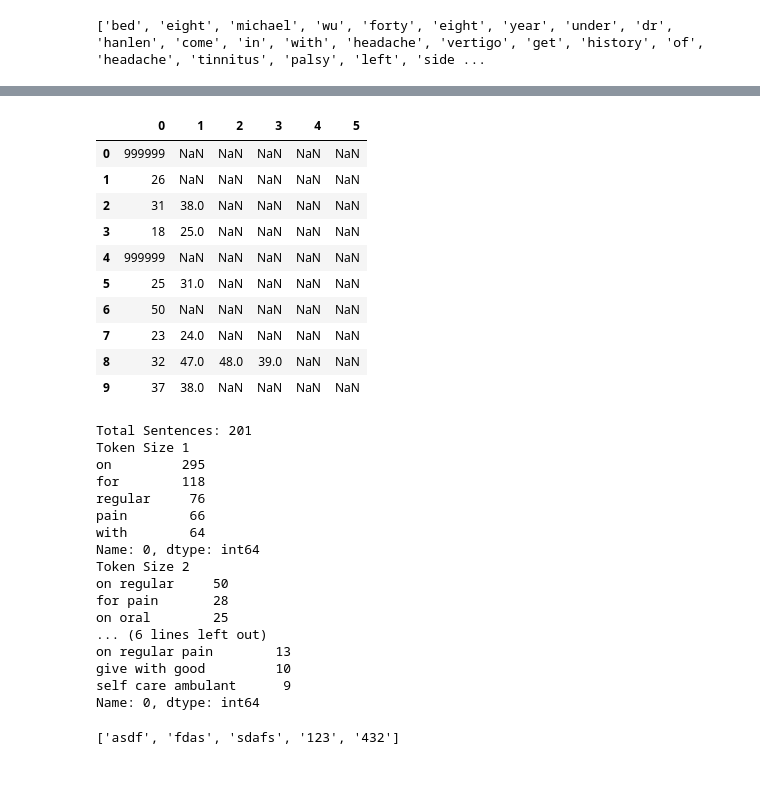
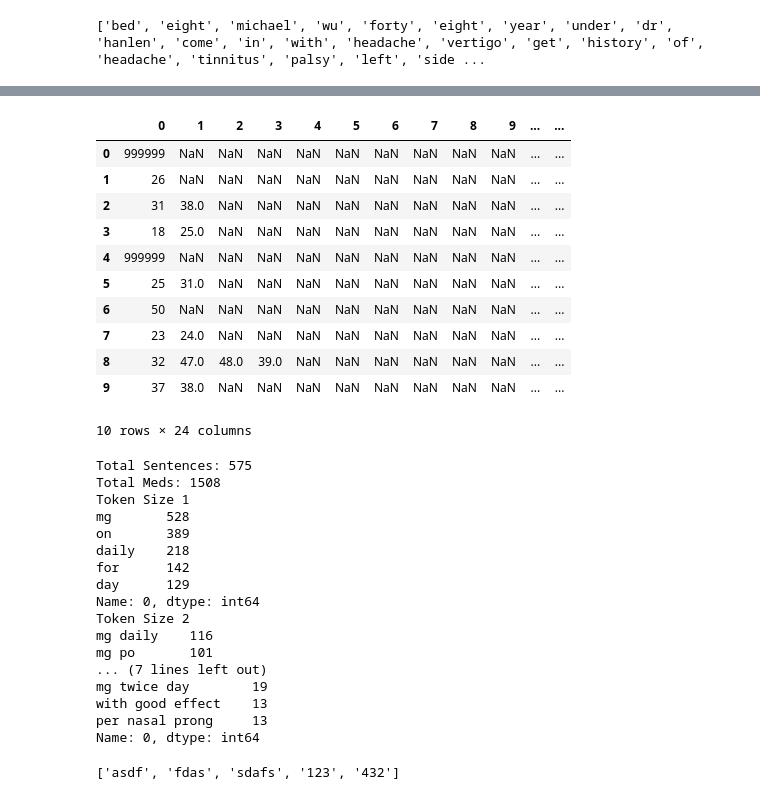
Before and after one commit to Uilregit/PullingMedicationInfoFromEMRFreeText, a Jupyter notebook: SentenceTokenization.ipynb, the cells around one changed output, grey strips where cells are left out. Saved outputs shown, nothing was run; the diff lists cells and outputs as text; code cells hidden in the pictures.

Commit message:
Pulled all labels and performed new neighbour counts
All labels are tokenized and stored in LabeledAll.csv, and new neighbourhood token counts were performed with all the data

```diff
--- a/SentenceTokenization.ipynb
+++ b/SentenceTokenization.ipynb
@@ -223,7 +223,7 @@ print (cleanedTokens[0])
 # %%
 printTokens = []
 for i in range(len(cleanedTokens)):
-    printTokens[i] = " ".join(cleanedTokens[i])
+    printTokens += [" ".join(cleanedTokens[i])]
 
 printDf = pd.DataFrame(printTokens)
 printDf.to_csv ("TokenizedAll.csv")
@@ -265,26 +247,32 @@ def checkIfLabelsInParagraph (labels, paragraph):
             output += [levenDist.index(min(levenDist))]
     return output
 # %%
-labels = pd.read_csv("Test1+2GroundTruth.csv", header = None)
+labels1 = pd.read_csv("Test1+2GroundTruth.csv", header = None)
+labels2 = pd.read_csv("Test3GroundTruth.csv", header = None)
+labels3 = pd.read_csv("mt_chart_labelled.csv", header = None)
+labels4 = pd.read_csv("mt_discharge_labelled.csv", header = None)
+
+labels = labels1.append(labels2).append(labels3).append(labels4)
 labels.columns = ["Id","Meds"]
 
 labels.head()
 labels = [[""] if type(i) == float else i.split(", ") for i in labels["Meds"]]
 
 location = []
 for i in range (len(cleanedTokens)):
     location += [checkIfLabelsInParagraph(labels[i], cleanedTokens[i])]
 locationDf = pd.DataFrame(location)
 locationDf.head(10)
 # %% [output]
-|  | 0 | 1 | 2 | 3 | 4 | 5 |
-| 0 | 999999 | NaN | NaN | NaN | NaN | NaN |
-| 1 | 26 | NaN | NaN | NaN | NaN | NaN |
-| 2 | 31 | 38.0 | NaN | NaN | NaN | NaN |
-| 3 | 18 | 25.0 | NaN | NaN | NaN | NaN |
-| 4 | 999999 | NaN | NaN | NaN | NaN | NaN |
-| 5 | 25 | 31.0 | NaN | NaN | NaN | NaN |
-| 6 | 50 | NaN | NaN | NaN | NaN | NaN |
-| 7 | 23 | 24.0 | NaN | NaN | NaN | NaN |
-| 8 | 32 | 47.0 | 48.0 | 39.0 | NaN | NaN |
-| 9 | 37 | 38.0 | NaN | NaN | NaN | NaN |
+|  | 0 | 1 | 2 | 3 | 4 | 5 | 6 | 7 | 8 | 9 | ... | ... |
+| 0 | 999999 | NaN | NaN | NaN | NaN | NaN | NaN | NaN | NaN | NaN | ... | ... |
+| 1 | 26 | NaN | NaN | NaN | NaN | NaN | NaN | NaN | NaN | NaN | ... | ... |
+| 2 | 31 | 38.0 | NaN | NaN | NaN | NaN | NaN | NaN | NaN | NaN | ... | ... |
+| 3 | 18 | 25.0 | NaN | NaN | NaN | NaN | NaN | NaN | NaN | NaN | ... | ... |
+| 4 | 999999 | NaN | NaN | NaN | NaN | NaN | NaN | NaN | NaN | NaN | ... | ... |
+| 5 | 25 | 31.0 | NaN | NaN | NaN | NaN | NaN | NaN | NaN | NaN | ... | ... |
+| 6 | 50 | NaN | NaN | NaN | NaN | NaN | NaN | NaN | NaN | NaN | ... | ... |
+| 7 | 23 | 24.0 | NaN | NaN | NaN | NaN | NaN | NaN | NaN | NaN | ... | ... |
+| 8 | 32 | 47.0 | 48.0 | 39.0 | NaN | NaN | NaN | NaN | NaN | NaN | ... | ... |
+| 9 | 37 | 38.0 | NaN | NaN | NaN | NaN | NaN | NaN | NaN | NaN | ... | ... |
+10 rows × 24 columns
@@ -304,29 +295,30 @@ def getNeighbours (neighbourhood = 5, tokenSize = 1):
     return neighbourVocabDf[0].value_counts()
 # %%
 print ("Total Sentences:", len(cleanedTokens))
+print ("Total Meds:", locationDf.count().sum())
 print ("Token Size 1")
-print (getNeighbours (5,1).head())
+print (getNeighbours (2,1).head())
 print ("Token Size 2")
-print (getNeighbours (5,2).head())
+print (getNeighbours (2,2).head())
 print ("Token Size 3")
-print (getNeighbours (5,3).head())
+print (getNeighbours (2,3).head())
 # %% [output]
-Total Sentences: 201
+Total Sentences: 575
+Total Meds: 1508
 Token Size 1
-on         295
-for        118
-regular     76
-pain        66
-with        64
+mg       528
+on       389
+daily    218
+for      142
+day      129
 Name: 0, dtype: int64
 Token Size 2
-on regular     50
-for pain       28
-on oral        25
-... (6 lines left out)
-on regular pain        13
-give with good         10
-self care ambulant      9
+mg daily    116
+mg po       101
+... (7 lines left out)
+mg twice day        19
+with good effect    13
+per nasal prong     13
 Name: 0, dtype: int64
 # %%
 s = set()
```
Also changed, not shown: parts of 2 cells of this notebook, 1 other file.
